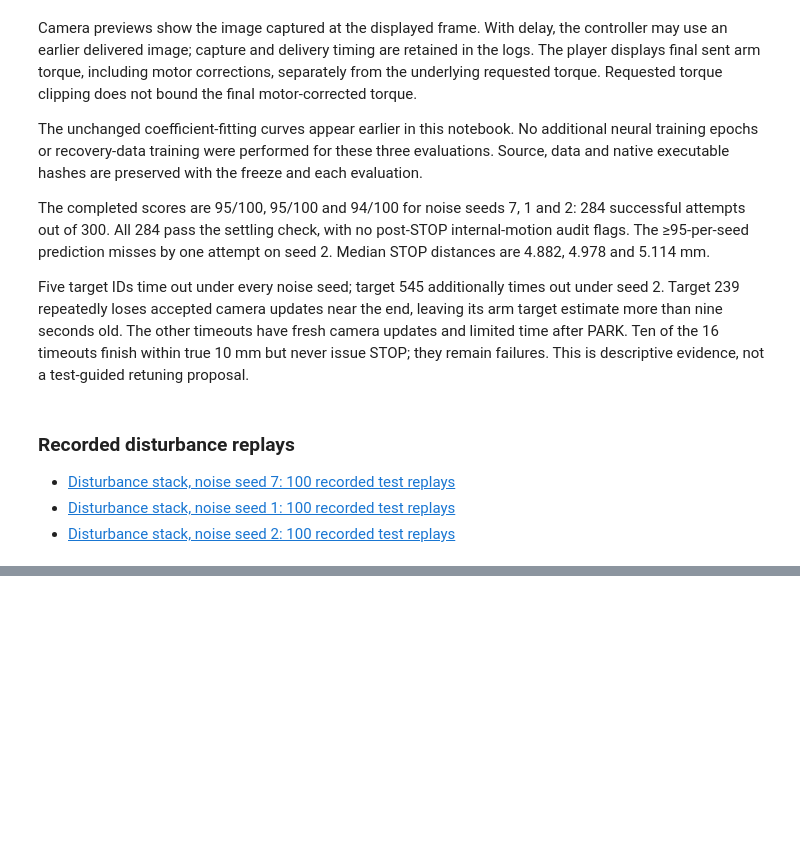
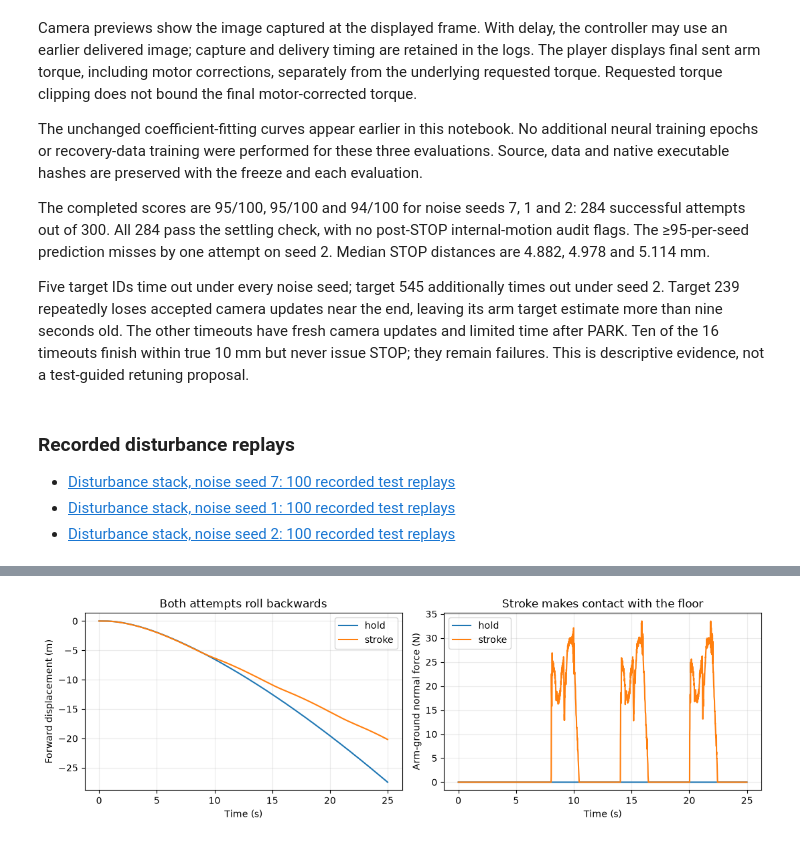
Before and after one commit to NatMota/mlai-vnc, a Jupyter notebook: research/directed_control/research_notebook.ipynb, the cells around one changed output, grey strips where cells are left out. Cells and saved outputs as stored; diff of their text form; code cells hidden in the pictures; blank space fills up the shorter version.

Commit message:
Preserve unpowered-wheel diagnostics and link completed disturbance records

```diff
--- a/research/directed_control/research_notebook.ipynb
+++ b/research/directed_control/research_notebook.ipynb
@@ -642,0 +649,8 @@ Five target IDs time out under every noise seed; target 545 additionally times o
+# %%
+import json
+import pandas as pd
+from pathlib import Path
+root = Path.cwd()
+rowing_names = ['rowing_hold_probe1', 'rowing_stroke_probe1', 'rowing_hold_probe2', 'rowing_stroke_probe2']
+rowing_rows = [dict(case=n, **json.loads((root/n/'summary.json').read_text())) for n in rowing_names]
+pd.DataFrame(rowing_rows)[['case', 'forward_displacement_m', 'arm_floor_contact_seconds', 'wheel_sent_torque_max_Nm', 'wheel_actuator_work_J']]
@@ -642,0 +663,16 @@ Five target IDs time out under every noise seed; target 545 additionally times o
+# %%
+import numpy as np
+import matplotlib.pyplot as plt
+fig, axes = plt.subplots(1, 2, figsize=(11, 3.6))
+for name in ['rowing_hold_probe2', 'rowing_stroke_probe2']:
+    d = np.load(root/name/'trajectory_10ms.npz')['data']
+    axes[0].plot(d[:,0], d[:,1]-d[0,1], label=name.replace('rowing_', '').replace('_probe2',''))
+    axes[1].plot(d[:,0], d[:,-3], label=name.replace('rowing_', '').replace('_probe2',''))
+axes[0].set(ylabel='Forward displacement (m)', xlabel='Time (s)', title='Both attempts roll backwards')
+axes[1].set(ylabel='Arm-ground normal force (N)', xlabel='Time (s)', title='Stroke makes contact with the floor')
+for ax in axes: ax.legend(); ax.grid(alpha=.25)
+fig.tight_layout()
+fig.savefig('rowing_diagnostic.png', dpi=160)
+plt.show()
+# %% [output]
+[figure, added]
```
Also changed, not shown: parts of 4 cells of this notebook, 36 other files.
